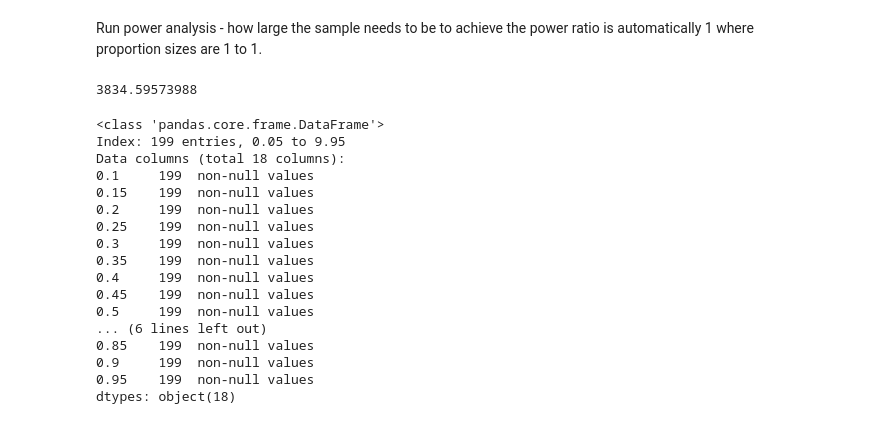
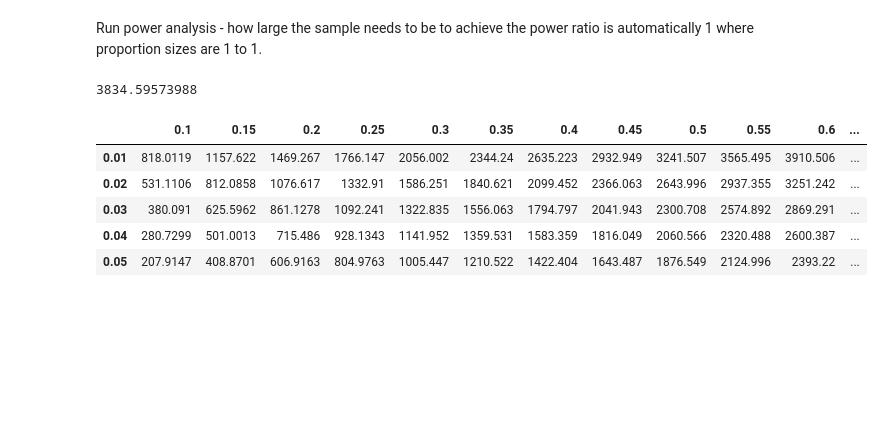
Before and after one commit to afcarl/MAB_Practice, a Jupyter notebook: MAB_WB.ipynb, the cells around one changed output. Saved outputs shown, nothing was run; the diff lists cells and outputs as text; code cells hidden in the pictures; blank space fills up the shorter version.

```diff
--- a/MAB_WB.ipynb
+++ b/MAB_WB.ipynb
@@ -48,20 +48,9 @@ for p_val in power:
 # %%
-result
+result.head()
 # %% [output]
-<class 'pandas.core.frame.DataFrame'>
-Index: 199 entries, 0.05 to 9.95
-Data columns (total 18 columns):
-0.1     199  non-null values
-0.15    199  non-null values
-0.2     199  non-null values
-0.25    199  non-null values
-0.3     199  non-null values
-0.35    199  non-null values
-0.4     199  non-null values
-0.45    199  non-null values
-0.5     199  non-null values
-... (6 lines left out)
-0.85    199  non-null values
-0.9     199  non-null values
-0.95    199  non-null values
-dtypes: object(18)
+|  | 0.1 | 0.15 | 0.2 | 0.25 | 0.3 | 0.35 | 0.4 | 0.45 | 0.5 | 0.55 | 0.6 | ... |
+| 0.01 | 818.0119 | 1157.622 | 1469.267 | 1766.147 | 2056.002 | 2344.24 | 2635.223 | 2932.949 | 3241.507 | 3565.495 | 3910.506 | ... |
+| 0.02 | 531.1106 | 812.0858 | 1076.617 | 1332.91 | 1586.251 | 1840.621 | 2099.452 | 2366.063 | 2643.996 | 2937.355 | 3251.242 | ... |
+| 0.03 | 380.091 | 625.5962 | 861.1278 | 1092.241 | 1322.835 | 1556.063 | 1794.797 | 2041.943 | 2300.708 | 2574.892 | 2869.291 | ... |
+| 0.04 | 280.7299 | 501.0013 | 715.486 | 928.1343 | 1141.952 | 1359.531 | 1583.359 | 1816.049 | 2060.566 | 2320.488 | 2600.387 | ... |
+| 0.05 | 207.9147 | 408.8701 | 606.9163 | 804.9763 | 1005.447 | 1210.522 | 1422.404 | 1643.487 | 1876.549 | 2124.996 | 2393.22 | ... |
```
Also changed, not shown: parts of 7 cells of this notebook.
